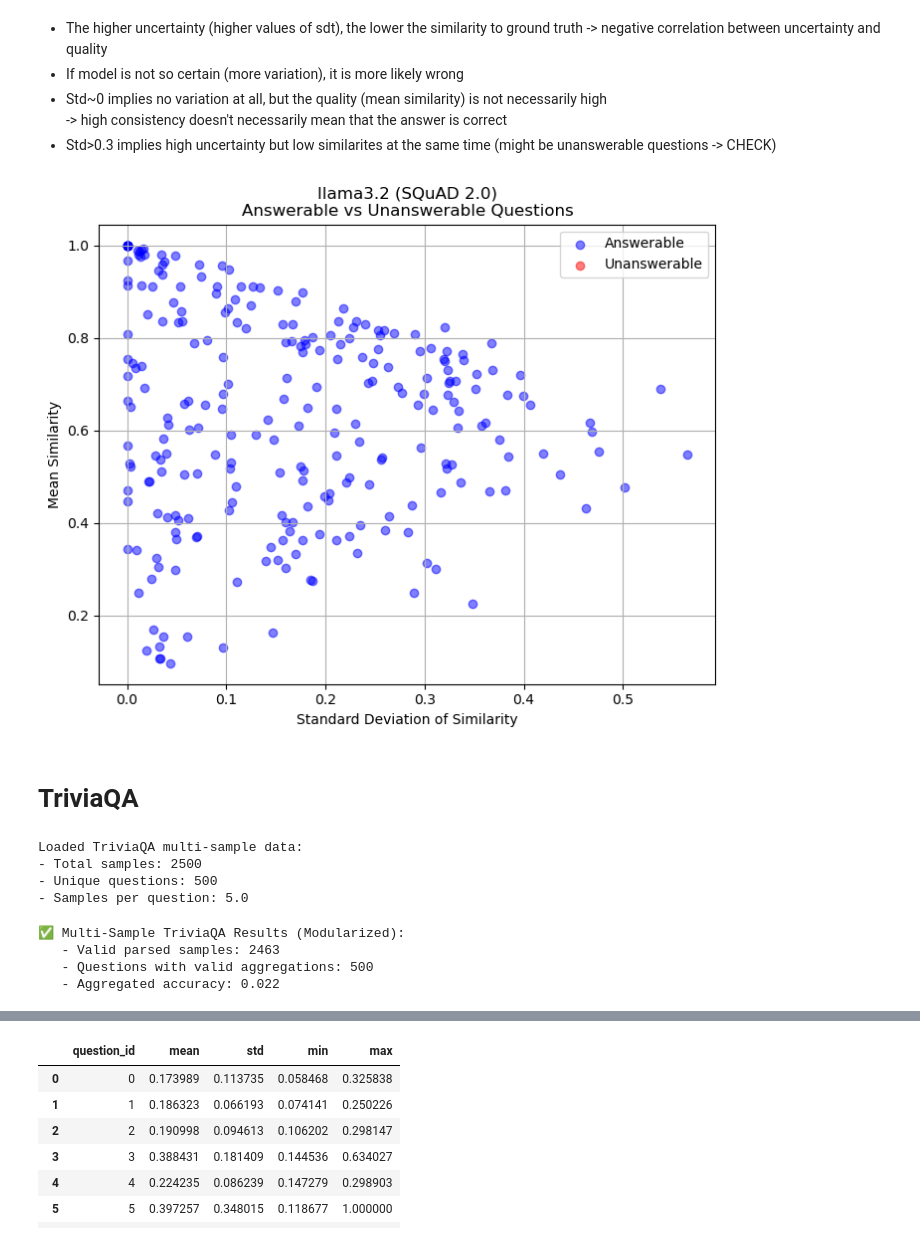
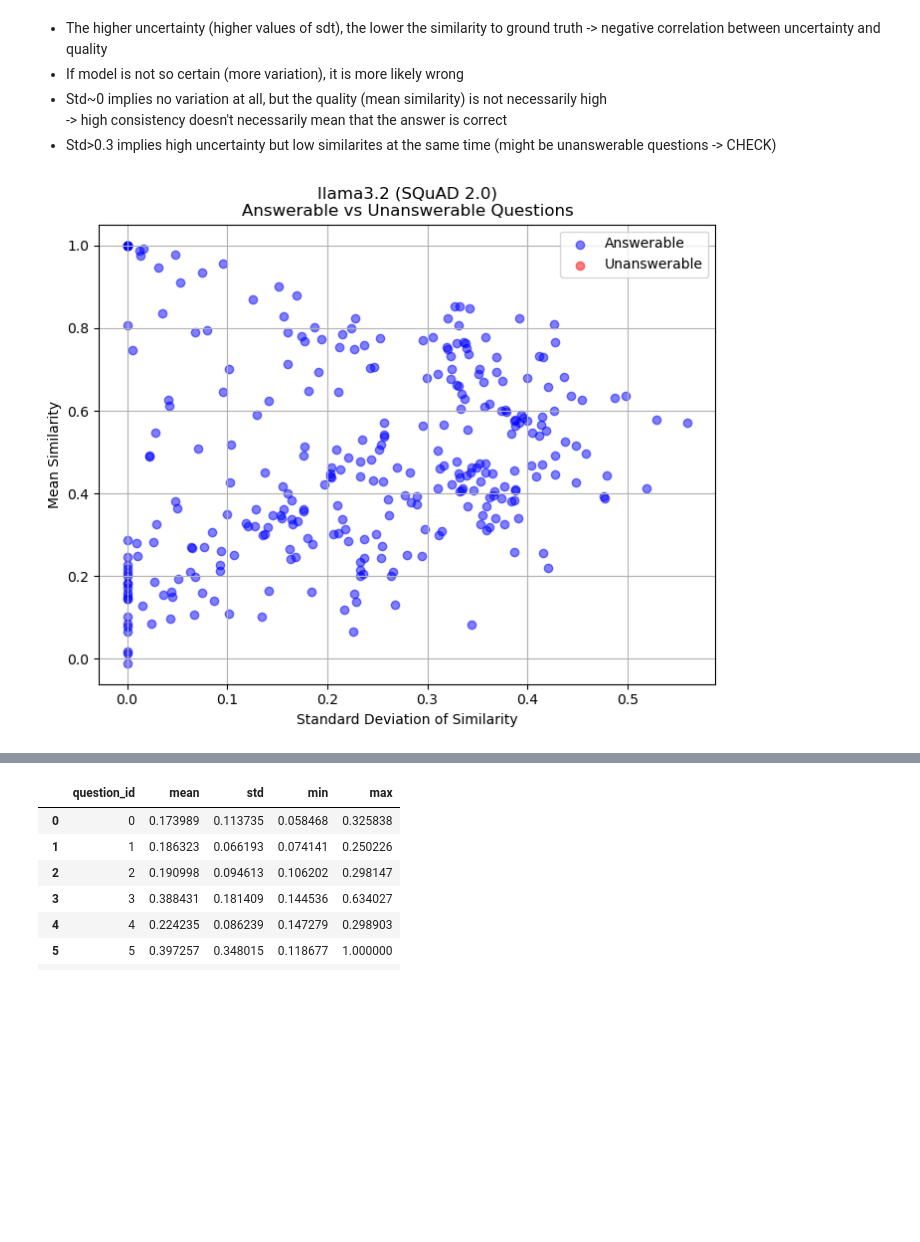
Before and after one commit to christian-hobelsberger/LLMUncertainty, a Jupyter notebook: analyze_sampling_consistency.ipynb, the cells around one changed output, grey strips where cells are left out. Saved outputs shown, nothing was run; the diff lists cells and outputs as text; code cells hidden in the pictures; blank space fills up the shorter version.

Commit message:
Updates in sample consistency + ECE computation

```diff
--- a/analyze_sampling_consistency.ipynb
+++ b/analyze_sampling_consistency.ipynb
@@ -280,0 +322,27 @@ plt.show()
+# %%
+# Extract Ground Truth answers from the original SQuAD dataset
+def extract_gt(answer_str):
+    try:
+        return eval(answer_str)[0]
+    except:
+        return None
+
+df_squad_merged['gt_answer'] = df_squad_merged['answers'].apply(extract_gt)
+
+# Drop rows where parsed_answer or gt_answer is NaN
+df_squad_merged = df_squad_merged.dropna(subset=['parsed_answer', 'gt_answer'])
+
+# Load SentenceBERT model
+model = SentenceTransformer('all-MiniLM-L6-v2')
+
+# Compute similarity between parsed answers and ground truth answers
+def compute_similarity(row):
+    emb1 = model.encode(row['parsed_answer'], convert_to_tensor=True)
+    emb2 = model.encode(row['gt_answer'], convert_to_tensor=True)
+    return float(util.cos_sim(emb1, emb2).item())
+
+df_squad_merged['sbert_to_gt'] = df_squad_merged.apply(compute_similarity, axis=1)
+
+# Aggregate similarity statistics
+agg_df_squad = df_squad_merged.groupby(['question_id', 'is_impossible'])['sbert_to_gt'].agg(['mean', 'std']).reset_index()
+agg_df_squad.head(15)
@@ -286,30 +397,17 @@ plt.show()
 - Std>0.3 implies high uncertainty but low similarites at the same time (might be unanswerable questions -> CHECK)
 # %%
 # Scatterplot of std vs mean similarity for unanswerable and answerable questions
-df_ans = agg_df[agg_df['is_impossible'] == False]
-df_unans = agg_df[agg_df['is_impossible'] == True]
+df_ans = agg_df_squad[agg_df_squad['is_impossible'] == False]
+df_unans = agg_df_squad[agg_df_squad['is_impossible'] == True]
 
 plt.figure(figsize=(8,6))
 plt.scatter(df_ans['std'], df_ans['mean'], alpha=0.5, label='Answerable', color='blue')
 plt.scatter(df_unans['std'], df_unans['mean'], alpha=0.5, label='Unanswerable', color='red')
 plt.xlabel("Standard Deviation of Similarity")
 plt.ylabel("Mean Similarity")
 plt.title("llama3.2 (SQuAD 2.0)\nAnswerable vs Unanswerable Questions")
 plt.legend()
 plt.grid(True)
 plt.show()
 # %% [output]
-[figure, old version]
+[figure, new version]
-# %% [markdown]
-# TriviaQA
-# %%
-df_trivia = pd.read_csv("output/llm_sample_consistency/trivia_llama_k5_topk.csv")
-print(f"Loaded TriviaQA multi-sample data:")
-print(f"- Total samples: {len(df_trivia)}")
-print(f"- Unique questions: {df_trivia['question_id'].nunique()}")
-print(f"- Samples per question: {len(df_trivia) / df_trivia['question_id'].nunique():.1f}")
-# %% [output]
-Loaded TriviaQA multi-sample data:
-- Total samples: 2500
-- Unique questions: 500
-- Samples per question: 5.0
@@ -325,16 +413,0 @@ from parsing_and_evaluation import (
-# %%
-df_parsed_trivia, df_agg_trivia, eval_df_trivia, acc_trivia = parse_aggregate_evaluate_trivia_multi(
-    df_trivia,
-    group_col="question_id",
-    similarity_threshold=0.8  # Threshold for clustering similar answers
-)
-
-print(f"\n✅ Multi-Sample TriviaQA Results (Modularized):")
-print(f"   - Valid parsed samples: {df_parsed_trivia['parsed_answer'].notna().sum()}")
-print(f"   - Questions with valid aggregations: {len(df_agg_trivia)}")
-print(f"   - Aggregated accuracy: {acc_trivia:.3f}")
-# %% [output]
-✅ Multi-Sample TriviaQA Results (Modularized):
-   - Valid parsed samples: 2463
-   - Questions with valid aggregations: 500
-   - Aggregated accuracy: 0.022
```
Also changed, not shown: parts of 54 cells of this notebook.
